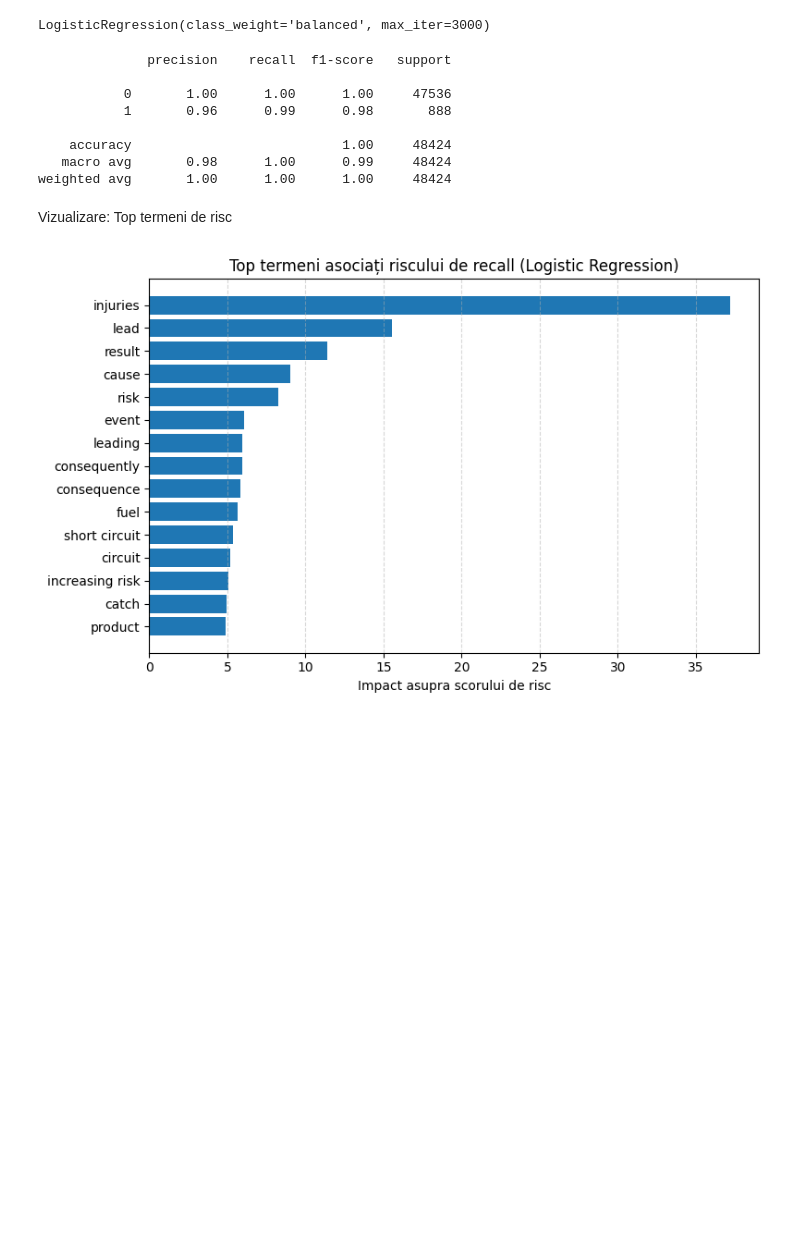
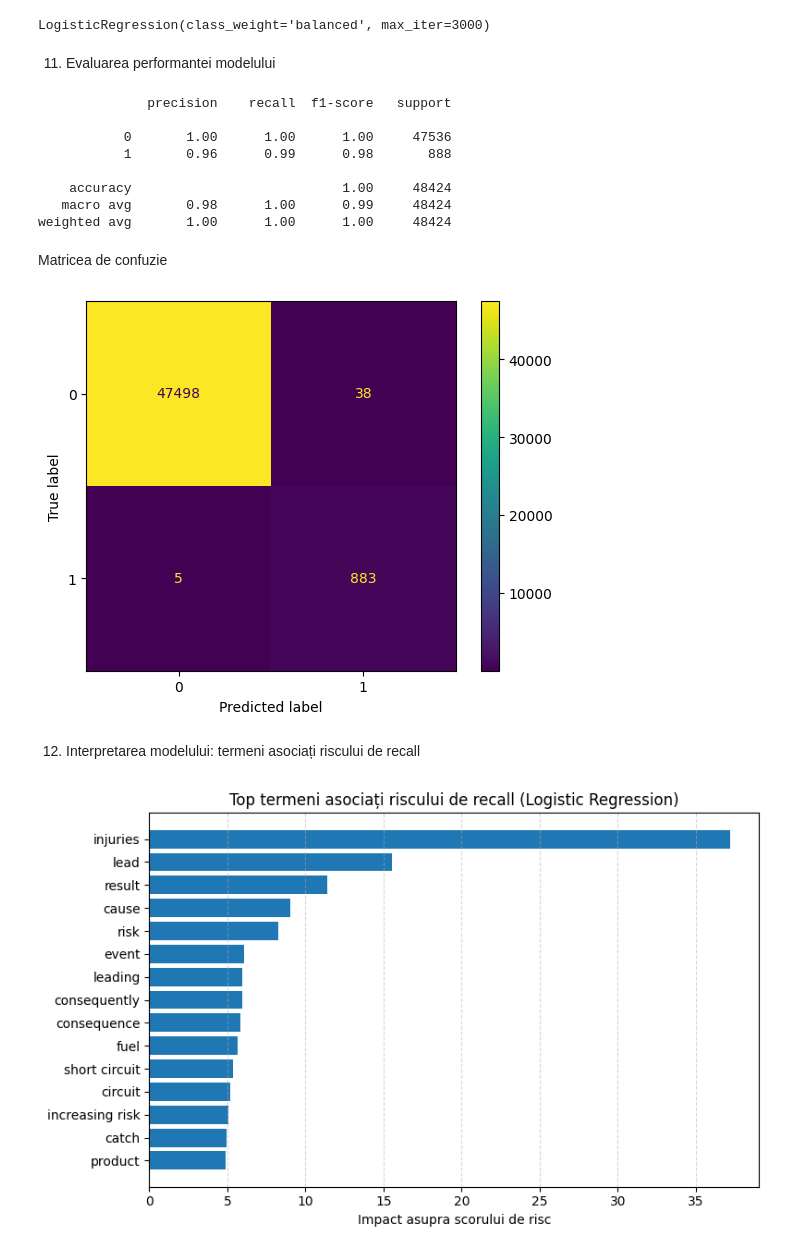
Before and after one commit to Emaneo1/Safety_gate_AI_project, a Jupyter notebook: Draft_proiect_final_2025.ipynb, the cells around one changed output. Drawn from its saved outputs; the diff is of its cells as text; code cells hidden in the pictures; blank space fills up the shorter version.

Commit message:
Update notebook - 1
Update notebook: ROC, confusion matrix, threshold tuning

```diff
--- a/Draft_proiect_final_2025.ipynb
+++ b/Draft_proiect_final_2025.ipynb
@@ -193,7 +232,7 @@ df_complaints_renamed = df_complaints.rename(columns={
 # %%
 df_complaints_renamed["text"] = df_complaints_renamed["text"].fillna("")
 df_complaints_renamed["system"] = df_complaints_renamed["system"].fillna("")
-df_complaints_renamed["fire_flag"] = df_complaints["fire"].fillna(False).astype(bool)
+df_complaints_renamed["fire_flag"] = df_complaints_renamed["fire"].fillna(False).astype(bool)
 df_complaints_renamed["compulsory_flag"] = 0
 df_complaints_renamed["source"] = "complaint"
 df_complaints_renamed["risk_label"] = 0   # nu sunt alerte oficiale
@@ -210,6 +247,6 @@ TEXT relevant pentru NLP: doar coloane informative (fara Voluntary measures)
 # %%
 df_safety_renamed["text"] = (
-    df_safety["Risk legal provision"].fillna("") + " " +
-    df_safety["Risk type"].fillna("") + " " +
-    df_safety["Risk"].fillna("")
+    df_safety_renamed["Risk legal provision"].fillna("") + " " +
+    df_safety_renamed["risk_type"].fillna("") + " " +
+    df_safety_renamed["risk_text"].fillna("")
 ).str.replace(r"\s+", " ", regex=True).str.strip()
@@ -223,2 +255,2 @@ df_safety_renamed["system"] = df_safety_renamed["system"].fillna("")
 # %%
-df_safety_renamed["compulsory_flag"] = df_safety["Compulsory measures"].notna().astype(int)
+df_safety_renamed["compulsory_flag"] = df_safety_renamed["Compulsory measures"].notna().astype(int)
@@ -357,6 +423,8 @@ lr_text_only.fit(X_train, y_train)
 LogisticRegression(class_weight='balanced', max_iter=3000)
 # %%
 y_pred = lr_text_only.predict(X_test)
+# %% [markdown]
+11. Evaluarea performantei modelului
 # %%
 print(classification_report(y_test, y_pred))
 # %% [output]
@@ -368,8 +436,17 @@ print(classification_report(y_test, y_pred))
     accuracy                           1.00     48424
    macro avg       0.98      1.00      0.99     48424
 weighted avg       1.00      1.00      1.00     48424
-# %% [markdown]
-Vizualizare: Top termeni de risc
+# %% [markdown]
+Matricea de confuzie
+# %%
+cm = confusion_matrix(y_test, y_pred)
+# %%
+ConfusionMatrixDisplay(confusion_matrix=cm).plot()
+plt.show()
+# %% [output]
+[figure, added]
+# %% [markdown]
+12. Interpretarea modelului: termeni asociați riscului de recall
 # %%
 # Extragem coeficienții Logistic Regression
 feature_names = tfidf.get_feature_names_out()
```
Also changed, not shown: parts of 101 cells of this notebook.
